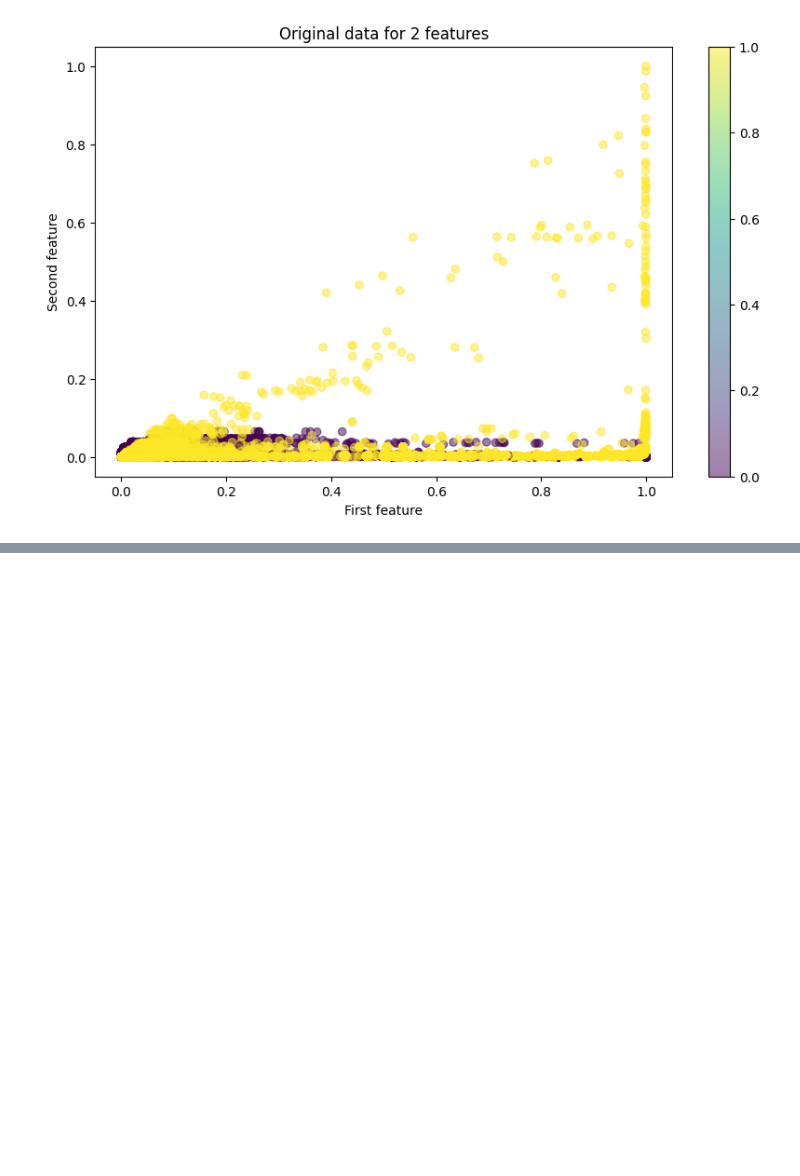
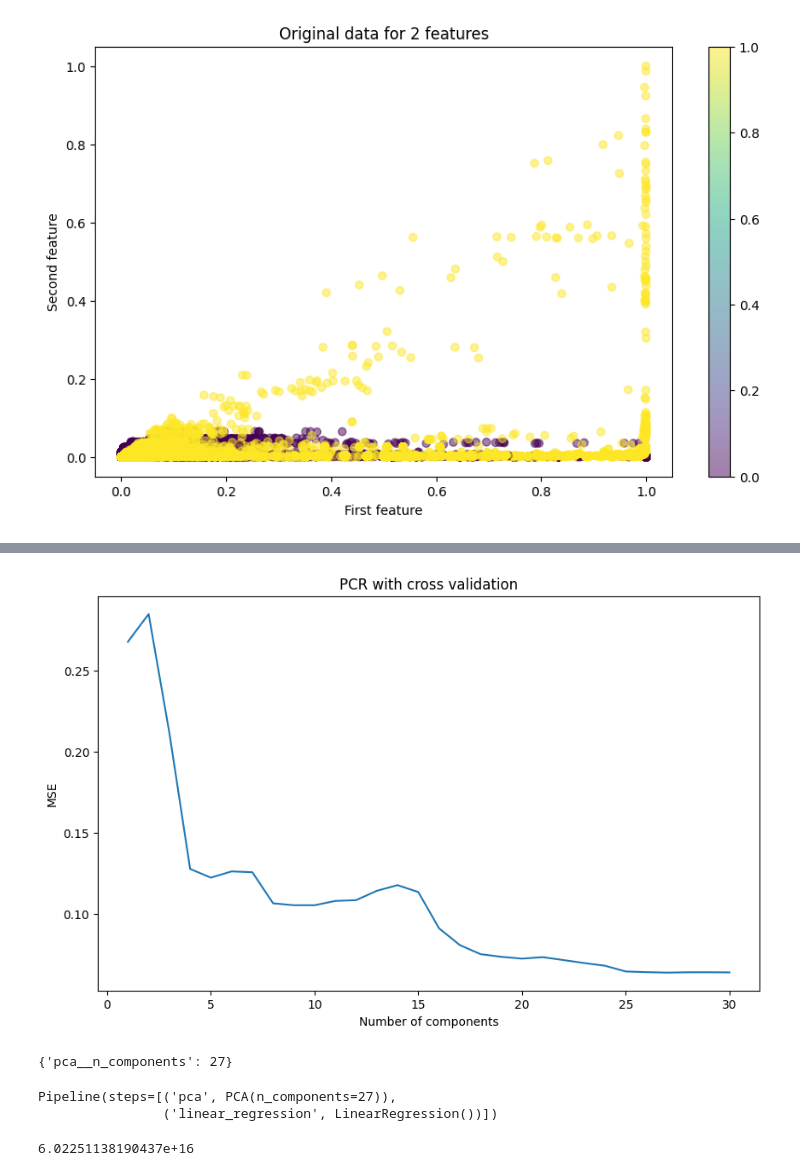
Before and after one commit to cngvng/PLS-numerical-method, a Jupyter notebook: test.ipynb, the cells around one changed output, grey strips where cells are left out. Saved outputs shown, nothing was run; the diff lists cells and outputs as text; code cells hidden in the pictures; blank space fills up the shorter version.

```diff
--- a/test.ipynb
+++ b/test.ipynb
@@ -172,0 +170,8 @@ plt.show()
+# %%
+pcr_pipe = Pipeline([('pca', PCA()), ('linear_regression', LinearRegression())])
+# %%
+parameters = {'pca__n_components': np.arange(1, 31, 1)}
+
+# Use GridSearchCV to find the best number of components in cross validation
+pcr = GridSearchCV(pcr_pipe, parameters, scoring='neg_mean_squared_error')
+pcr.fit(X_train, y_train)
@@ -172,0 +185,14 @@ plt.show()
+# %%
+# Visualize the best number of components
+plt.figure(figsize=(10, 6))
+plt.plot(np.arange(1, 31, 1), -pcr.cv_results_['mean_test_score'])
+plt.xlabel('Number of components')
+plt.ylabel('MSE')
+plt.title('PCR with cross validation')
+plt.show()
+# %% [output]
+[figure, added]
+# %%
+print(pcr.best_params_)
+# %% [output]
+{'pca__n_components': 27}
@@ -172,0 +201,11 @@ plt.show()
+# %%
+pcr.fit(X_train, y_train)
+# %% [output]
+Pipeline(steps=[('pca', PCA(n_components=27)),
+                ('linear_regression', LinearRegression())])
+# %%
+# Using PCR to predict the test data
+y_pred = pcr.predict(X_test)
+mean_squared_error(y_test, y_pred)
+# %% [output]
+6.02251138190437e+16
```
Also changed, not shown: parts of 16 cells of this notebook.
